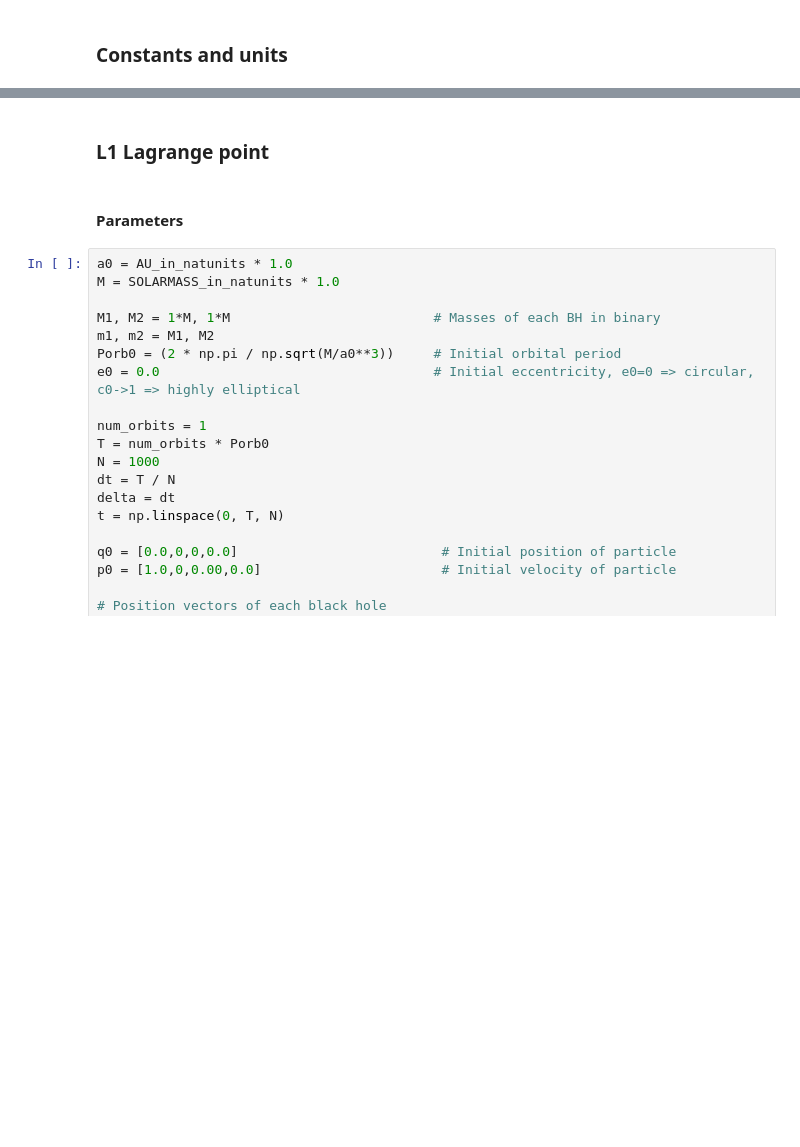
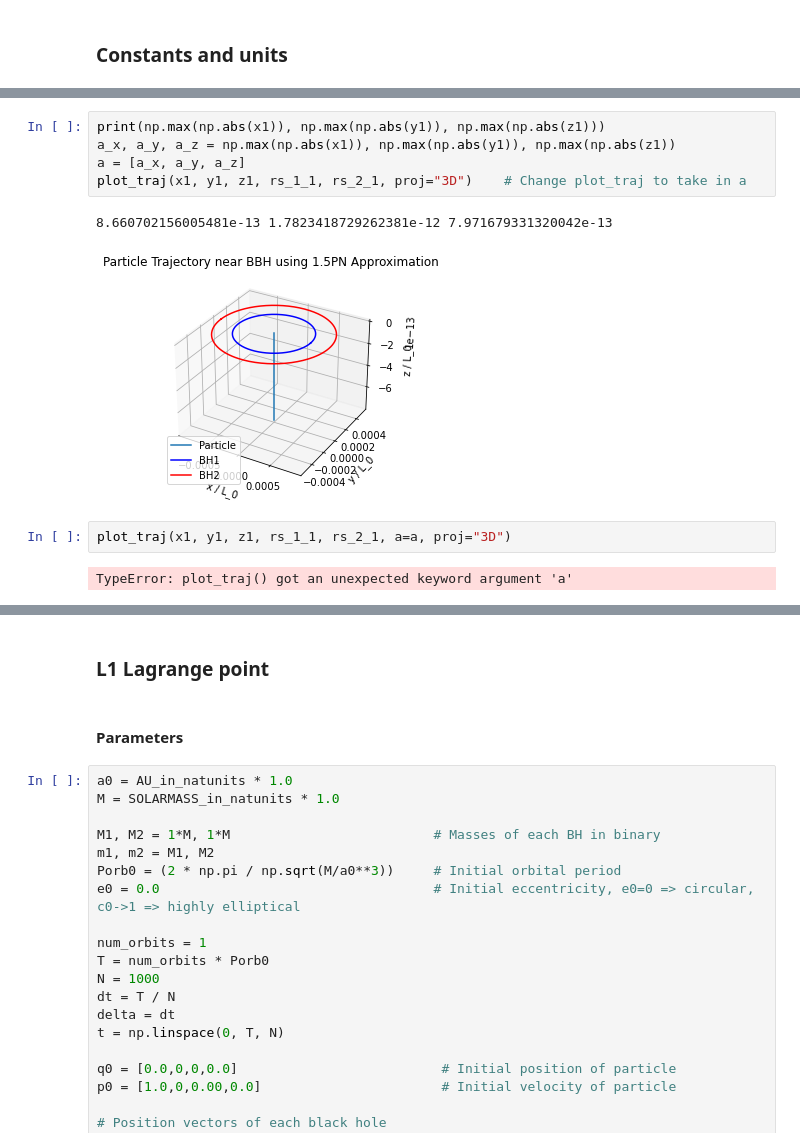
Before and after one commit to j-moncr/honours_nr, a Jupyter notebook: particle_orbits/geodesic_solver/geodesic_results.ipynb, the cells around one changed output, grey strips where cells are left out. Saved outputs shown, nothing was run; the diff lists cells and outputs as text; blank space fills up the shorter version.

```diff
--- a/particle_orbits/geodesic_solver/geodesic_results.ipynb
+++ b/particle_orbits/geodesic_solver/geodesic_results.ipynb
@@ -32,0 +71,12 @@ SOLARMASS_in_natunits = 1 / (2e5 * T_0)
+# %%
+print(np.max(np.abs(x1)), np.max(np.abs(y1)), np.max(np.abs(z1)))
+a_x, a_y, a_z = np.max(np.abs(x1)), np.max(np.abs(y1)), np.max(np.abs(z1))
+a = [a_x, a_y, a_z]
+plot_traj(x1, y1, z1, rs_1_1, rs_2_1, proj="3D")    # Change plot_traj to take in a
+# %% [output]
+8.660702156005481e-13 1.7823418729262381e-12 7.971679331320042e-13
+[figure, added]
+# %%
+plot_traj(x1, y1, z1, rs_1_1, rs_2_1, a=a, proj="3D")
+# %% [output]
+TypeError: plot_traj() got an unexpected keyword argument 'a'
```
Also changed, not shown: parts of 22 cells of this notebook, 4 other files.
